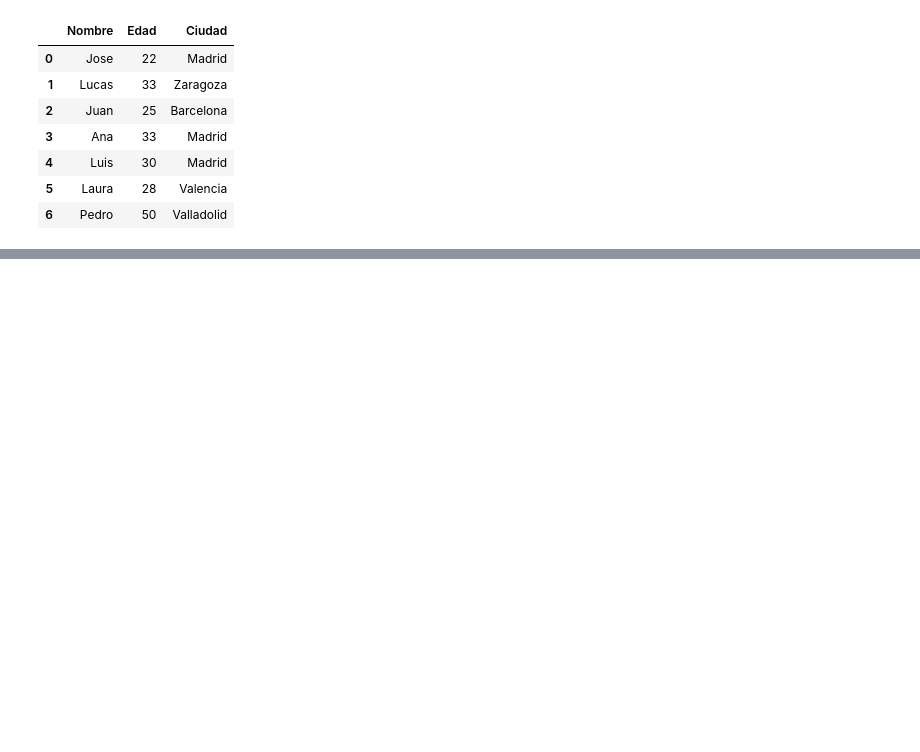
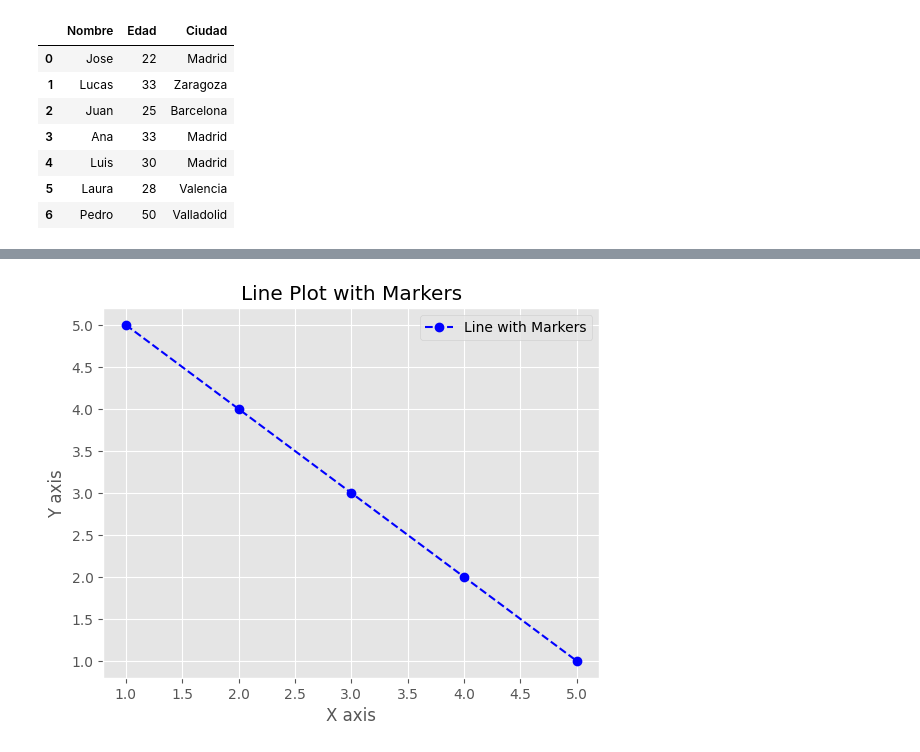
Before and after one commit to JuanSeRestrepoNieto/AnalisisDeDatos, a Jupyter notebook: notebooks/AnalisisDatos.ipynb, the cells around one changed output, grey strips where cells are left out. Saved outputs shown, nothing was run; the diff lists cells and outputs as text; code cells hidden in the pictures; blank space fills up the shorter version.

```diff
--- a/notebooks/AnalisisDatos.ipynb
+++ b/notebooks/AnalisisDatos.ipynb
@@ -352,0 +592,3 @@ int64
+# %%
+plt.style.use('ggplot')
+plt.style.available
@@ -352,0 +613,12 @@ int64
+# %%
+x = [1,2,3,4,5]
+y = [5,4,3,2,1]
+
+plt.plot(x, y, marker='o', linestyle='--', color='b', label='Line with Markers')
+plt.xlabel("X axis")
+plt.ylabel("Y axis")
+plt.title("Line Plot with Markers")
+plt.legend()
+plt.show()
+# %% [output]
+[figure, added]
```
Also changed, not shown: parts of 41 cells of this notebook, 3 other files.
